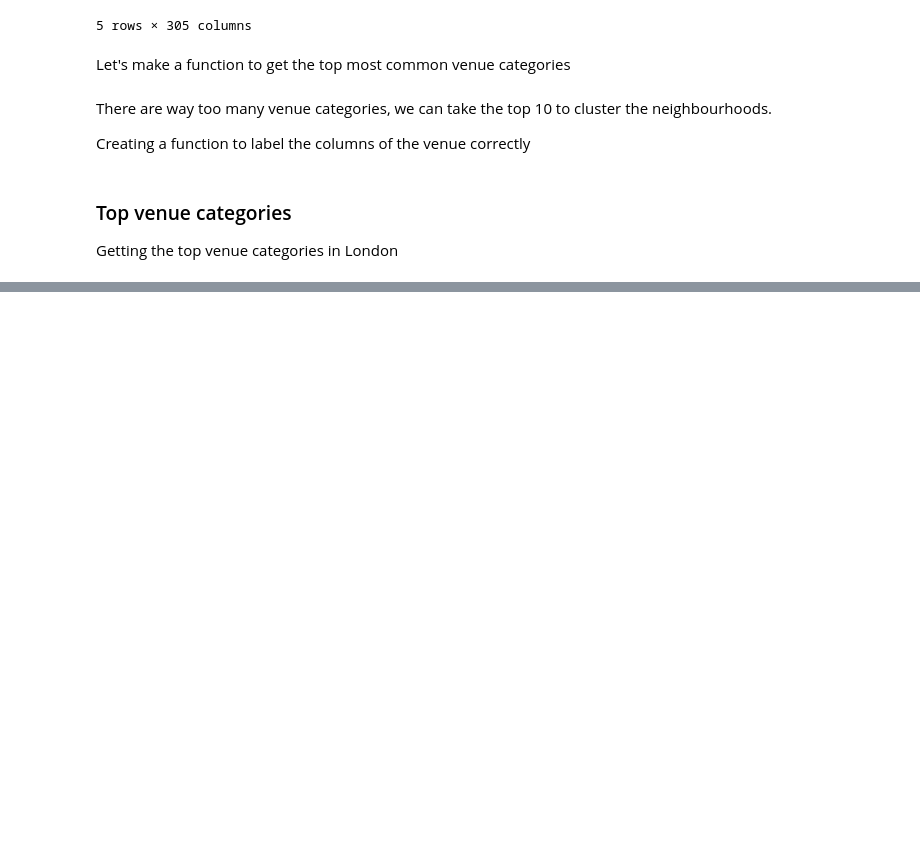
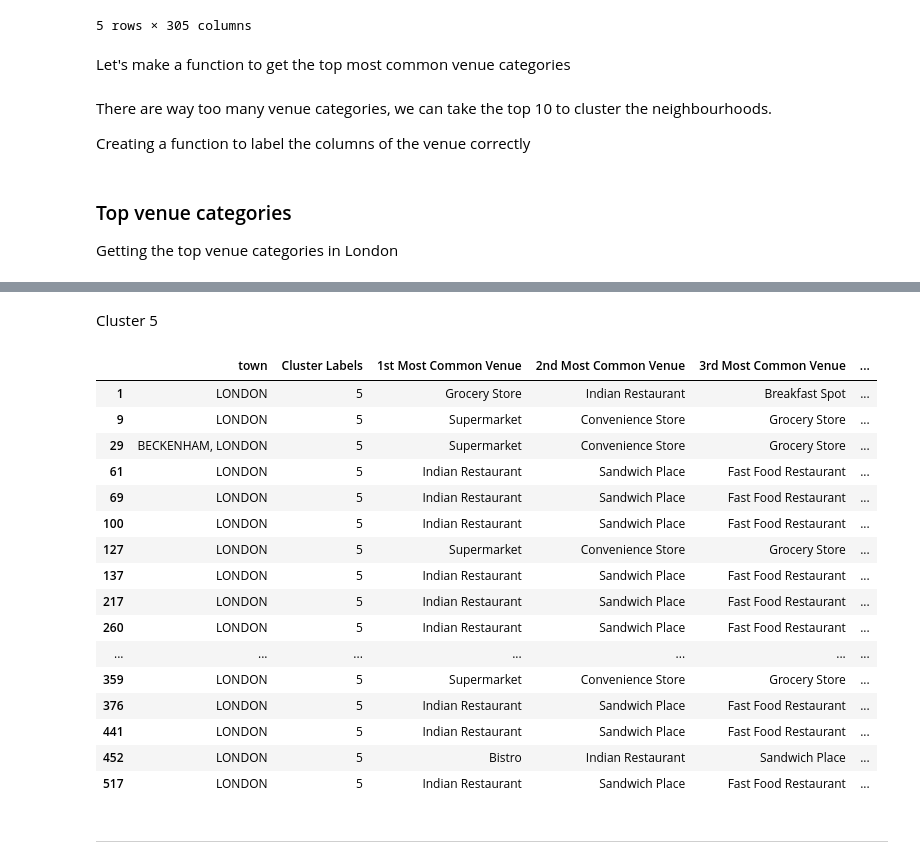
Before and after one commit to amanattar/A-Tale-of-Two-Cities, a Jupyter notebook: Tale_of_Two_Cities_Data_Science_Project.ipynb, the cells around one changed output, grey strips where cells are left out. Drawn from its saved outputs; the diff is of its cells as text; code cells hidden in the pictures; blank space fills up the shorter version.

Commit message:
Apply K-Mean Metod to London data and analyse the cluster

```diff
--- a/Tale_of_Two_Cities_Data_Science_Project.ipynb
+++ b/Tale_of_Two_Cities_Data_Science_Project.ipynb
@@ -1288,0 +1296,9 @@ Getting the top venue categories in London
+# %%
+# set number of clusters
+k_num_clusters = 5
+
+London_grouped_clustering = London_grouped.drop('Neighbourhood', 1)
+
+# run k-means clustering
+kmeans_london = KMeans(n_clusters=k_num_clusters, random_state=0).fit(London_grouped_clustering)
+kmeans_london
@@ -1288,0 +1317,2 @@ Getting the top venue categories in London
+# %%
+neighborhoods_venues_sorted_london.insert(0, 'Cluster Labels', kmeans_london.labels_ +1)
@@ -1288,0 +1321,6 @@ Getting the top venue categories in London
+# %%
+london_data = london_merged
+
+london_data = london_data.join(neighborhoods_venues_sorted_london.set_index('Neighbourhood'), on='borough')
+
+london_data.head()
@@ -1288,0 +1337,2 @@ Getting the top venue categories in London
+# %%
+london_data_nonan = london_data.dropna(subset=['Cluster Labels'])
@@ -1289,3 +1412,29 @@ Getting the top venue categories in London
+# %% [markdown]
+Cluster 5
+# %%
+london_data_nonan.loc[london_data_nonan['Cluster Labels'] == 5, london_data_nonan.columns[[1] + list(range(5, london_data_nonan.shape[1]))]]
+# %% [output]
+|  | town | Cluster Labels | 1st Most Common Venue | 2nd Most Common Venue | 3rd Most Common Venue | ... |
+| 1 | LONDON | 5 | Grocery Store | Indian Restaurant | Breakfast Spot | ... |
+| 9 | LONDON | 5 | Supermarket | Convenience Store | Grocery Store | ... |
+| 29 | BECKENHAM, LONDON | 5 | Supermarket | Convenience Store | Grocery Store | ... |
+| 61 | LONDON | 5 | Indian Restaurant | Sandwich Place | Fast Food Restaurant | ... |
+| 69 | LONDON | 5 | Indian Restaurant | Sandwich Place | Fast Food Restaurant | ... |
+| 100 | LONDON | 5 | Indian Restaurant | Sandwich Place | Fast Food Restaurant | ... |
+| 127 | LONDON | 5 | Supermarket | Convenience Store | Grocery Store | ... |
+| 137 | LONDON | 5 | Indian Restaurant | Sandwich Place | Fast Food Restaurant | ... |
+| 217 | LONDON | 5 | Indian Restaurant | Sandwich Place | Fast Food Restaurant | ... |
+| 260 | LONDON | 5 | Indian Restaurant | Sandwich Place | Fast Food Restaurant | ... |
+| ... | ... | ... | ... | ... | ... | ... |
+| 359 | LONDON | 5 | Supermarket | Convenience Store | Grocery Store | ... |
+| 376 | LONDON | 5 | Indian Restaurant | Sandwich Place | Fast Food Restaurant | ... |
+| 441 | LONDON | 5 | Indian Restaurant | Sandwich Place | Fast Food Restaurant | ... |
+| 452 | LONDON | 5 | Bistro | Indian Restaurant | Sandwich Place | ... |
+| 517 | LONDON | 5 | Indian Restaurant | Sandwich Place | Fast Food Restaurant | ... |
+# %% [markdown]
+
+
+---
 # %%
 # create a new dataframe for London
 neighborhoods_venues_sorted_london = pd.DataFrame(columns=columns)
```
Also changed, not shown: parts of 20 cells of this notebook.
